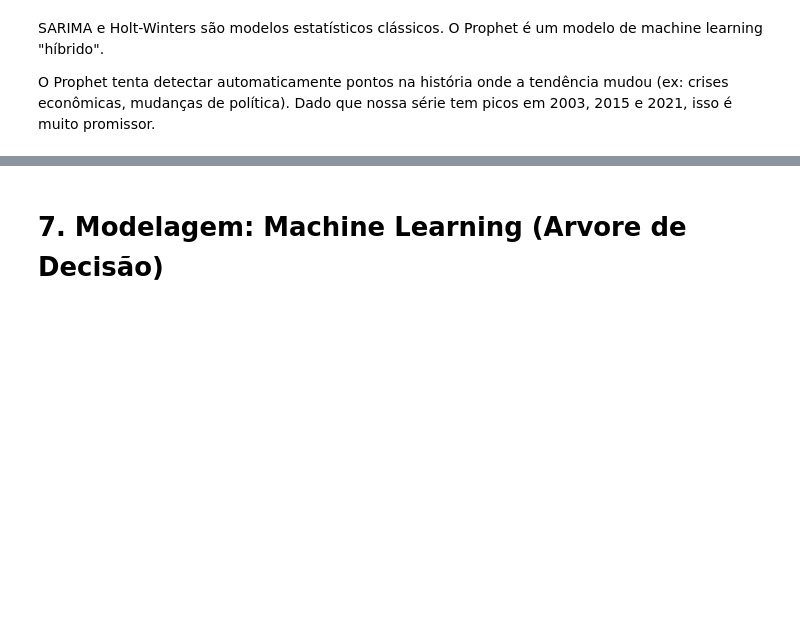
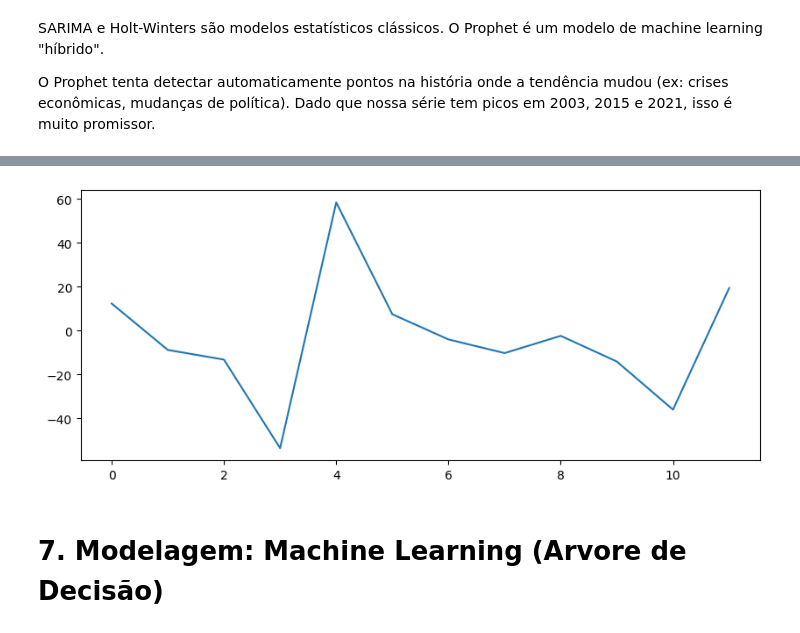
Before and after one commit to MariaPompiani/time_series_analysis_technique, a Jupyter notebook: time_series_analysis_inflation.ipynb, the cells around one changed output, grey strips where cells are left out. Cells and saved outputs as stored; diff of their text form; code cells hidden in the pictures; blank space fills up the shorter version.

```diff
--- a/time_series_analysis_inflation.ipynb
+++ b/time_series_analysis_inflation.ipynb
@@ -679,3 +786,10 @@ O Prophet tenta detectar automaticamente pontos na história onde a tendência m
+# %%
+# Plot do ruído
+plt.figure(figsize=(10,4))
+plt.plot(prophet_test.y.values - y_pred.yhat.values)
+plt.show()
+# %% [output]
+[figure, added]
 # %% [markdown]
 # **7. Modelagem: Machine Learning (Arvore de Decisão)**
 # %% [markdown]
```
Also changed, not shown: parts of 13 cells of this notebook.
